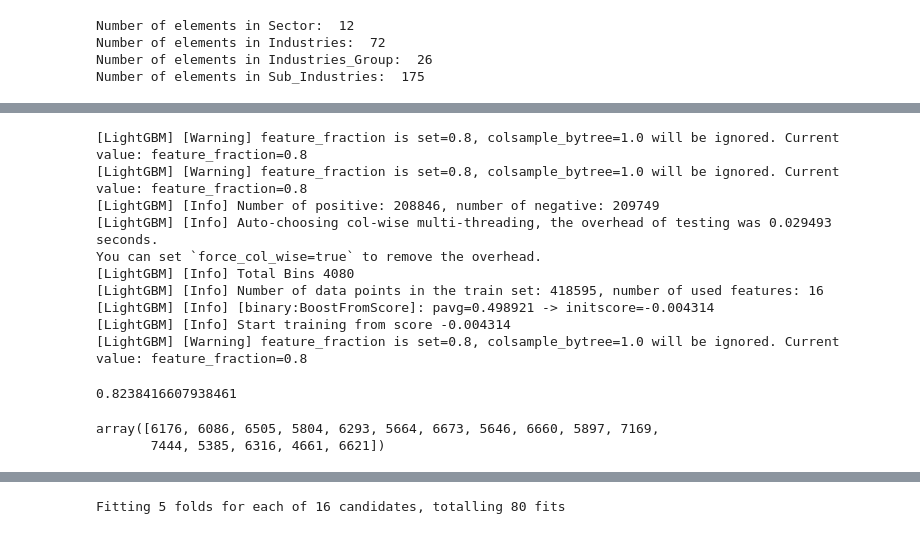
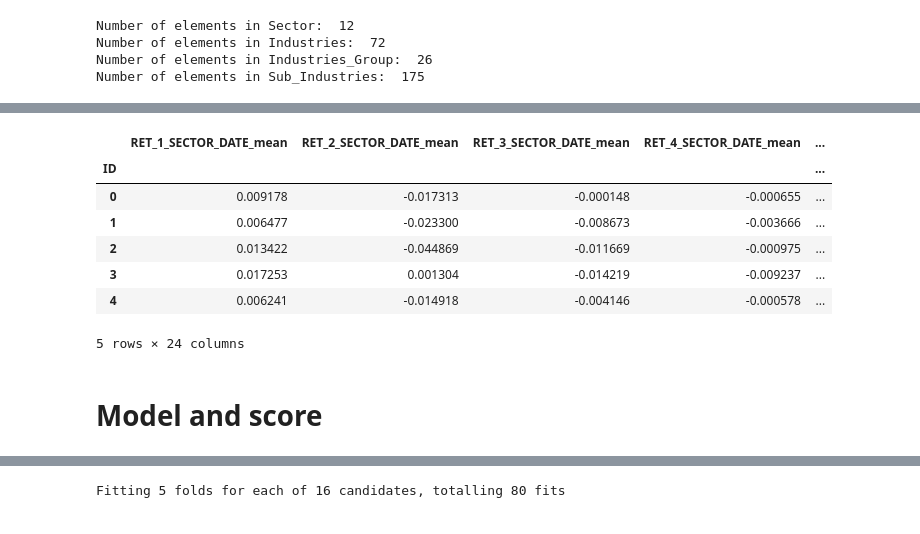
Before and after one commit to lbrilh/QRT-StockReturnPrediction, a Jupyter notebook: QRT.ipynb, the cells around one changed output, grey strips where cells are left out. Saved outputs shown, nothing was run; the diff lists cells and outputs as text; code cells hidden in the pictures.

```diff
--- a/QRT.ipynb
+++ b/QRT.ipynb
@@ -31,6 +26,9 @@ Number of elements in Sector:  12
 Number of elements in Industries:  72
 Number of elements in Industries_Group:  26
 Number of elements in Sub_Industries:  175
+# %%
+for column in train:
+    train[column] = train[column].fillna(train[column].mean())
 # %%
 # Feature engineering
 new_features = []
@@ -54,18 +52,35 @@ for target_feature in target_features:
                     data[name] = data.groupby(gb_features)[feat].transform(stat)
+# %%
+weeks = 4
+statistics = ['mean', 'std']  # the type of stat
+gb_features_list = [['STOCK', 'DATE']]
+
+target_features = ['RET', 'VOLUME']
+for target_feature in target_features:
+    for gb_features in gb_features_list:
+        tmp_name = '_'.join(gb_features)
+        for stat in statistics:
+            for week in range(weeks):
+                name = f'{stat}_{target_feature}_WEEK_{week+1}'
+                new_features.append(name)
+                for data in [train, test]:
+                    if stat == 'mean':
+                        data[name] = data[[f'{target_feature}_{week*5 + day}' for day in range(1,6)]].mean(axis=1)
+                    elif stat == 'std':
+                        data[name] = data[[f'{target_feature}_{week*5 + day}' for day in range(1,6)]].std(axis=1)
 # %%
-shifts = [5, 20]
-statistics = ['mean']  # the type of stat
+shifts = [1,2,3,4]  # Choose some different shifts
+statistics = ['sum']  # the type of stat
 #gb_features_list = [['SECTOR', 'DATE'], ['INDUSTRY_GROUP', 'DATE']]
-gb_features_list = [['STOCK', 'DATE']]
-
-target_features = ['RET', 'VOLUME']
+gb_features_list = [['SECTOR', 'DATE']]
+target_features = ['mean_VOLUME_WEEK']
 for target_feature in target_features:
     for gb_features in gb_features_list:
         tmp_name = '_'.join(gb_features)
         for shift in shifts:
             for stat in statistics:
-                name = f'{shift}_day_{stat}_MA_{gb_features[0]}_{target_feature}'
+                name = f'{target_feature}_{shift}_/total_VOLUME_of_DATE'
                 feat = f'{target_feature}_{shift}'
                 new_features.append(name)
-                for data in [_Xtrain, _Xtest]:
-                    data[name] = data.groupby(gb_features)[[f'{target_feature}_{day}' for day in range(1,shift+1)]].transform(stat).mean(axis=1)
+                for data in [train, test]:
+                    data[name] = data[feat]/data.groupby(gb_features)[feat].transform('sum')
@@ -99,21 +87,19 @@ _Xtrain
-# %%
-model = LGBMClassifier(boosting_type='gbdt', n_estimators=1000,max_depth=100,random_state=0,num_leaves=100, feature_fraction=0.8)
-model.fit(_Xtrain,_y.values.reshape(-1))
-accuracy_score(model.predict(_Xtrain),_y.values.reshape(-1))
-# %% [output]
-[LightGBM] [Warning] feature_fraction is set=0.8, colsample_bytree=1.0 will be ignored. Current value: feature_fraction=0.8
-[LightGBM] [Warning] feature_fraction is set=0.8, colsample_bytree=1.0 will be ignored. Current value: feature_fraction=0.8
-[LightGBM] [Info] Number of positive: 208846, number of negative: 209749
-[LightGBM] [Info] Auto-choosing col-wise multi-threading, the overhead of testing was 0.029493 seconds.
-You can set `force_col_wise=true` to remove the overhead.
-[LightGBM] [Info] Total Bins 4080
-[LightGBM] [Info] Number of data points in the train set: 418595, number of used features: 16
-[LightGBM] [Info] [binary:BoostFromScore]: pavg=0.498921 -> initscore=-0.004314
-[LightGBM] [Info] Start training from score -0.004314
-[LightGBM] [Warning] feature_fraction is set=0.8, colsample_bytree=1.0 will be ignored. Current value: feature_fraction=0.8
-0.8238416607938461
-# %%
-model.feature_importances_
-# %% [output]
-array([6176, 6086, 6505, 5804, 6293, 5664, 6673, 5646, 6660, 5897, 7169,
-       7444, 5385, 6316, 4661, 6621])
+# %%
+target = 'RET'
+
+n_shifts = 5  # If you don't want all the shifts to reduce noise
+features = ['RET_%d' % (i + 1) for i in range(n_shifts)]
+features += ['VOLUME_%d' % (i + 1) for i in range(n_shifts)]
+features += new_features  # The conditional features
+train[new_features].head()
+# %% [output]
+|  | RET_1_SECTOR_DATE_mean | RET_2_SECTOR_DATE_mean | RET_3_SECTOR_DATE_mean | RET_4_SECTOR_DATE_mean | ... |
+| ID |  |  |  |  | ... |
+| 0 | 0.009178 | -0.017313 | -0.000148 | -0.000655 | ... |
+| 1 | 0.006477 | -0.023300 | -0.008673 | -0.003666 | ... |
+| 2 | 0.013422 | -0.044869 | -0.011669 | -0.000975 | ... |
+| 3 | 0.017253 | 0.001304 | -0.014219 | -0.009237 | ... |
+| 4 | 0.006241 | -0.014918 | -0.004146 | -0.000578 | ... |
+5 rows × 24 columns
+# %% [markdown]
+# Model and score
```
Also changed, not shown: parts of 7 cells of this notebook, 3 other files.
